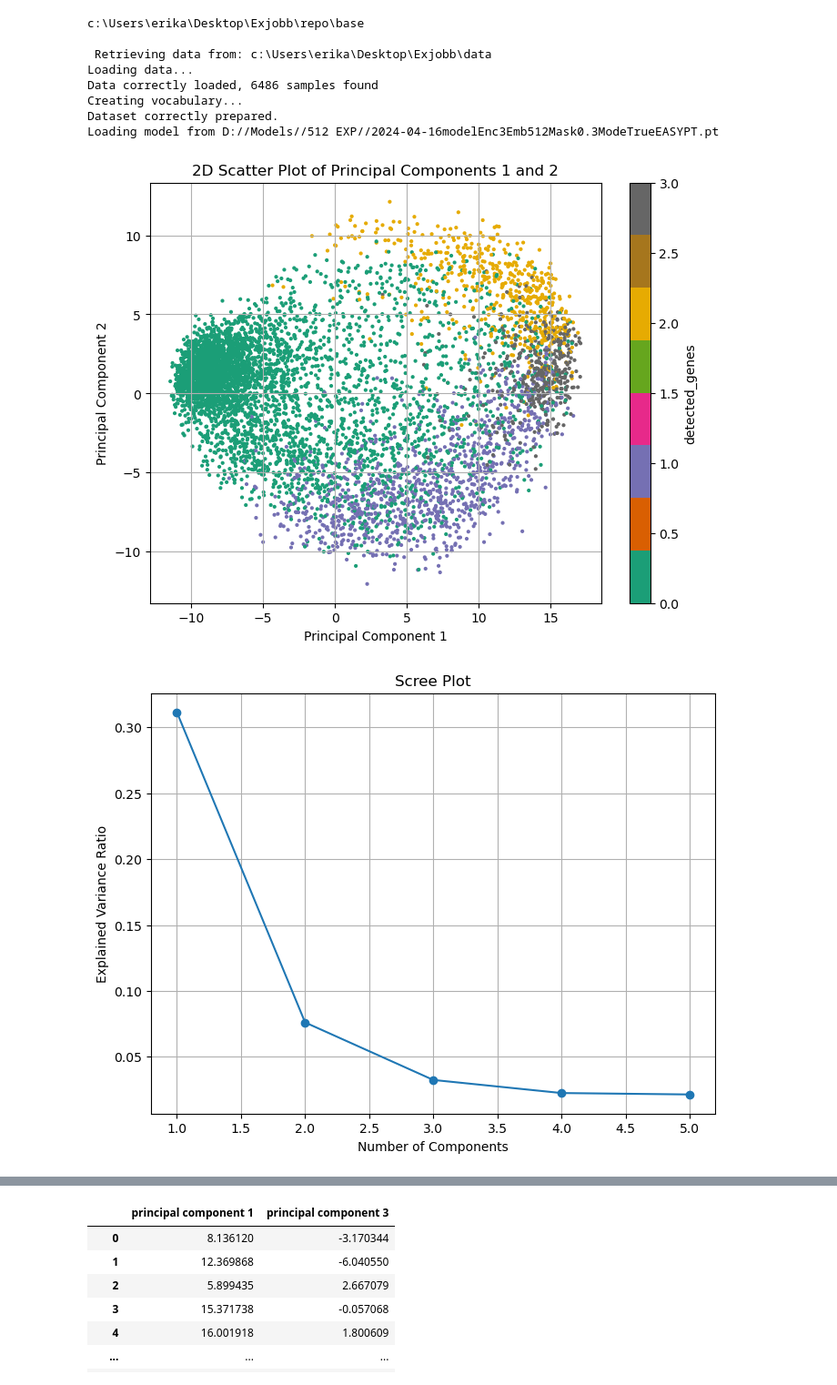
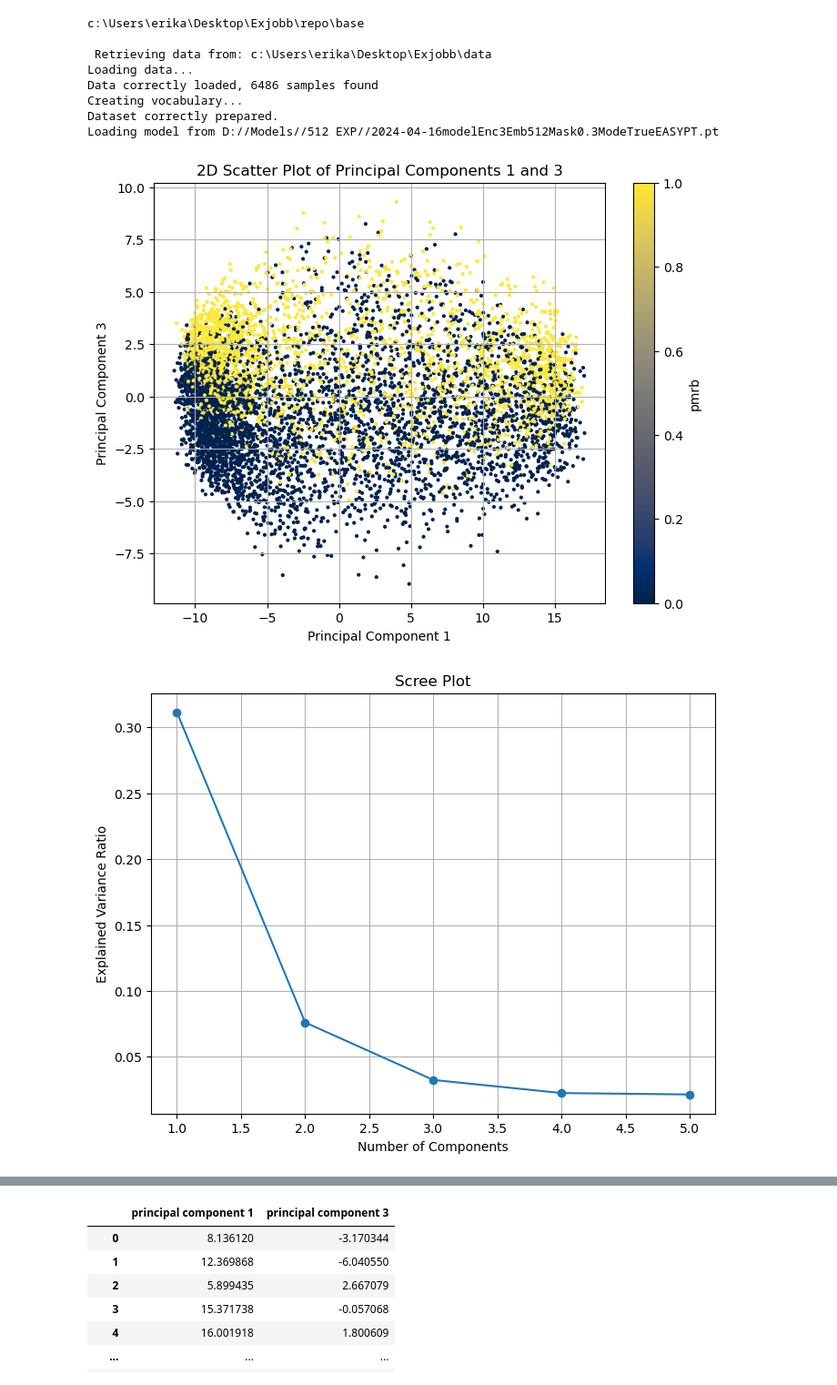
Before and after one commit to aeerik/base, a Jupyter notebook: cls_analysis.ipynb, the cells around one changed output, grey strips where cells are left out. Shown at 91% size. Cells and saved outputs as stored; diff of their text form; code cells hidden in the pictures.

```diff
--- a/cls_analysis.ipynb
+++ b/cls_analysis.ipynb
@@ -461,43 +461,43 @@ import matplotlib.pyplot as plt
 import pandas as pd
 import numpy as np
 
-components = [1,2]
+components = [1,3]
 
-color = 'detected_genes'
+color = 'pmrb'
 
 pca = PCA(n_components=5)
 principalComponents = pca.fit_transform(df.iloc[:,:-12])
 explained_variance_ratio = pca.explained_variance_ratio_
 
 # Select the specified components
 selected_components = [component - 1 for component in components]  # Convert to 0-based indexing
 principalDf = pd.DataFrame(data=principalComponents[:, selected_components],
                            columns=[f'principal component {c}' for c in components])
 
 plt.figure(figsize=(8, 6))
 scatter = plt.scatter(principalDf[f'principal component {components[0]}'],
                       principalDf[f'principal component {components[1]}'],
-                      c=df[color], cmap='Dark2', s=4)
+                      c=df[color], cmap='cividis', s=4)
 
 plt.title(f'2D Scatter Plot of Principal Components {components[0]} and {components[1]}')
 plt.xlabel(f'Principal Component {components[0]}')
 plt.ylabel(f'Principal Component {components[1]}')
 plt.grid(True)
 
 # Add color bar
 plt.colorbar(scatter, label=color)
 
 plt.show()
 
 plt.figure(figsize=(8, 6))
 plt.plot(np.arange(1, len(explained_variance_ratio) + 1), explained_variance_ratio, marker='o')
 plt.title('Scree Plot')
 plt.xlabel('Number of Components')
 plt.ylabel('Explained Variance Ratio')
 plt.grid(True)
 plt.show()
 # %% [output]
-[figure, old version]
+[figure, new version]
 [figure]
 # %%
 from sklearn.decomposition import PCA
```
Also changed, not shown: parts of 3 cells of this notebook, 2 other files.
